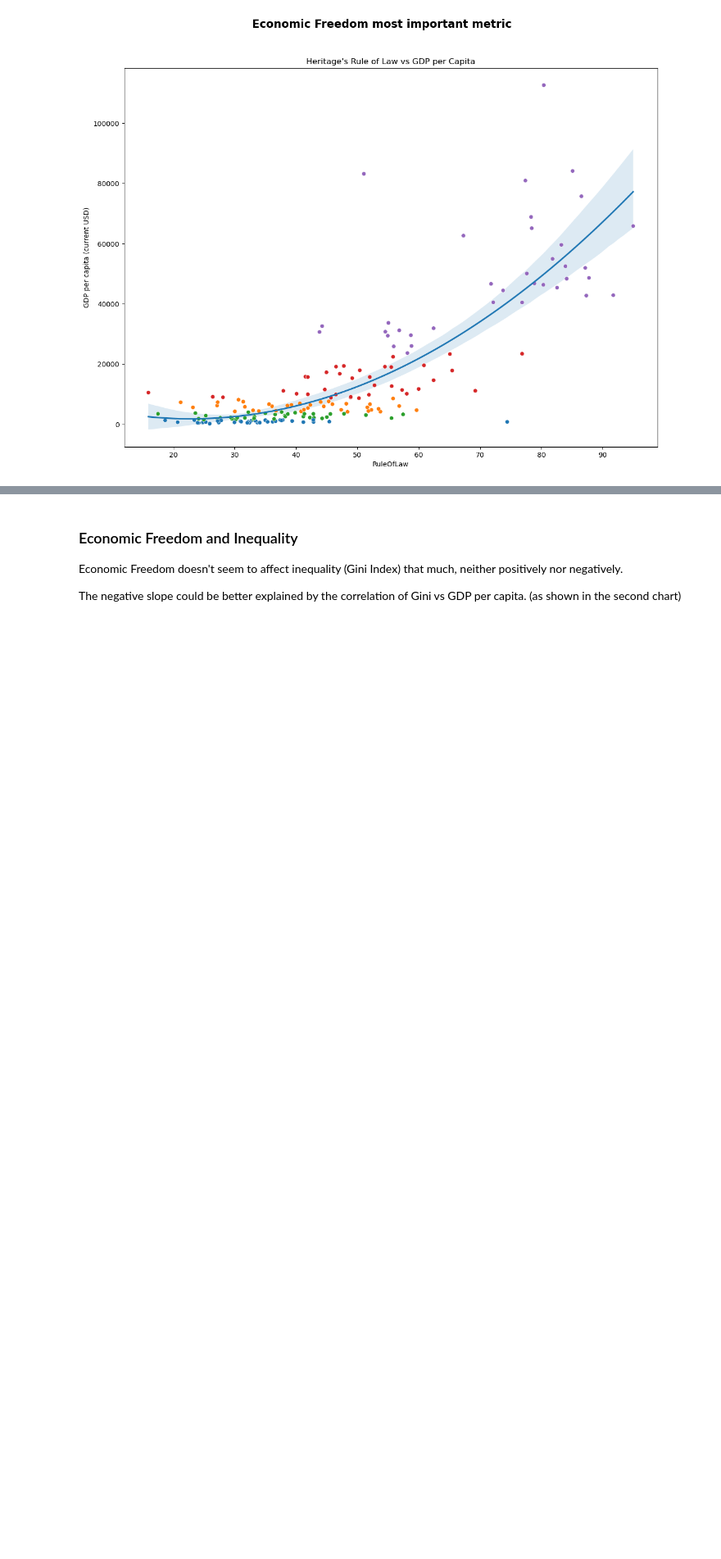
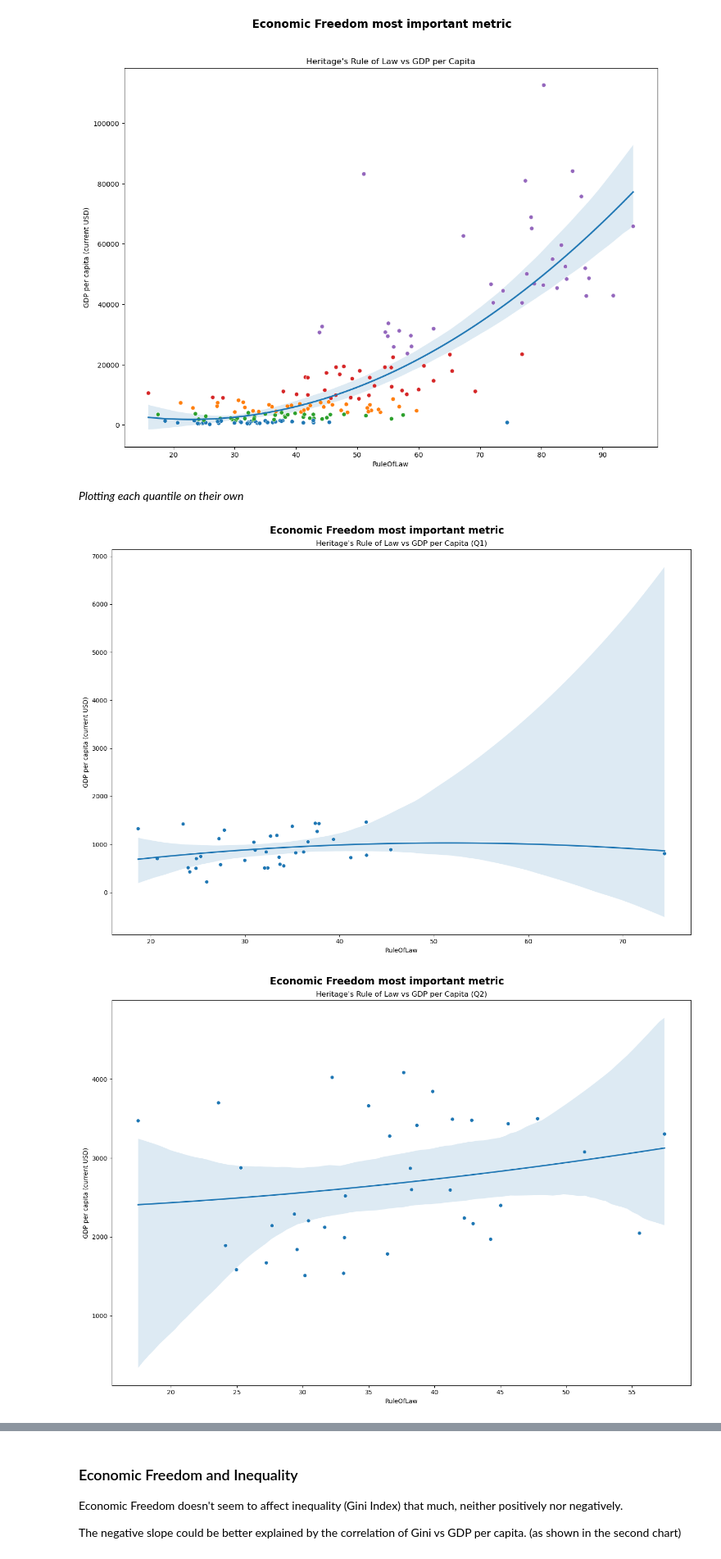
Before and after one commit to GustavoSept/Economic_Freedom_Analysis, a Jupyter notebook: Python_Data Analysis/02_EDA_01_SimplePlots.ipynb, the cells around one changed output, grey strips where cells are left out. Shown at 82% size. Saved outputs shown, nothing was run; the diff lists cells and outputs as text; code cells hidden in the pictures; blank space fills up the shorter version.

```diff
--- a/Python_Data Analysis/02_EDA_01_SimplePlots.ipynb
+++ b/Python_Data Analysis/02_EDA_01_SimplePlots.ipynb
@@ -94,3 +190,23 @@ fig.suptitle('Economic Freedom most important metric', fontsize=16, fontweight='
 # %% [output]
 Text(0.5, 0.98, 'Economic Freedom most important metric')
 [figure]
+# %% [markdown]
+_Plotting each quantile on their own_
+# %%
+for quintile in quintiles:
+    df_quintile = df_2019[df_2019['Country Quintile'] == quintile]
+
+    # Create the plot for the current quintile
+    fig, ax1 = plt.subplots(1, figsize=(14, 10))
+
+    sns.regplot(x='RuleOfLaw', y='GDP per capita (current USD)', data=df_quintile, order=2, scatter_kws={'s':0})
+    sns.scatterplot(x='RuleOfLaw', y='GDP per capita (current USD)', data=df_quintile, hue='Country Quintile', ax=ax1, legend=False)
+
+    ax1.set_title(f"Heritage's Rule of Law vs GDP per Capita ({quintile})")
+    fig.suptitle('Economic Freedom most important metric', fontsize=16, fontweight='bold')
+
+    plt.tight_layout()
+    plt.show()
+# %% [output]
+[figure, added]
+[figure, added]
```
Also changed, not shown: parts of 11 cells of this notebook.
